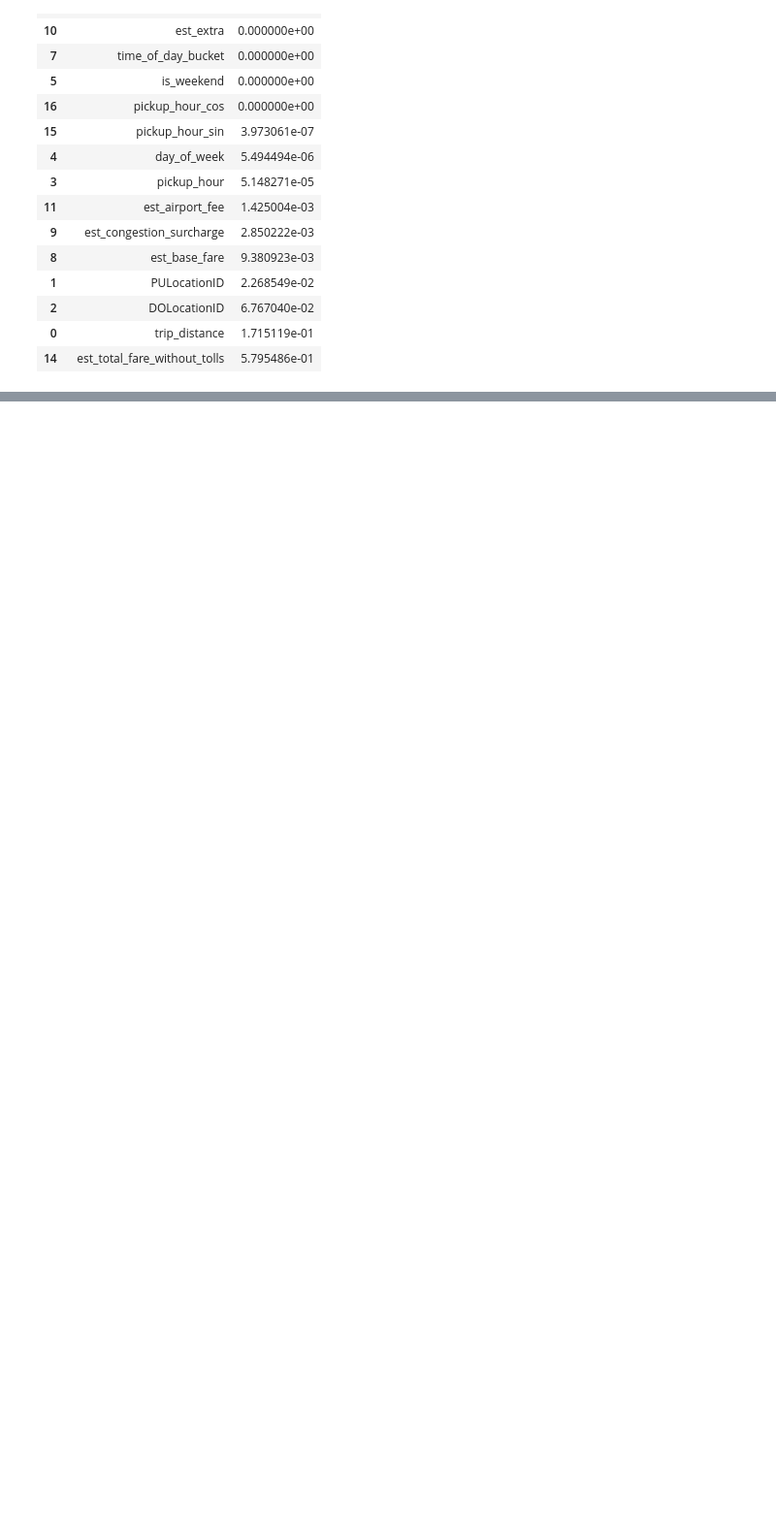
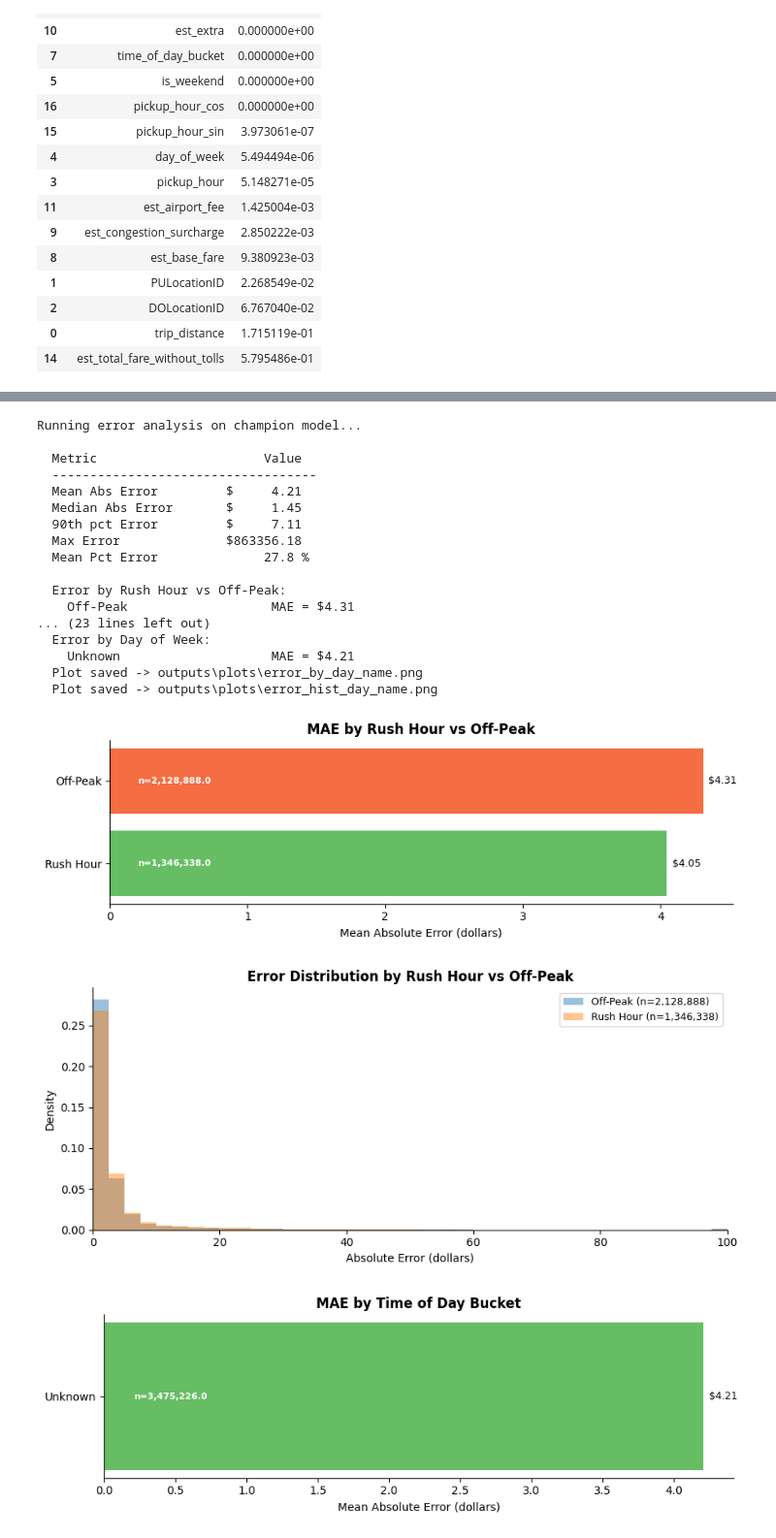
Before and after one commit to netanelr6/nyc-tlc-project-dsma-course, a Jupyter notebook: notebook_pipeline.ipynb, the cells around one changed output, grey strips where cells are left out. Shown at 97% size. Cells and saved outputs as stored; diff of their text form; code cells hidden in the pictures; blank space fills up the shorter version.

Commit message:
feat: implement MLOps pipeline for drift detection, error analysis, model tuning, and experiment tracking

```diff
--- a/notebook_pipeline.ipynb
+++ b/notebook_pipeline.ipynb
@@ -630,0 +646,30 @@ Evaluating engineered models on test set...
+# %%
+# Run Error Analysis
+print("Running error analysis on champion model...")
+error_df, error_figs = run_error_analysis(
+    X_test=X_test_eng,
+    y_test=y_test_eng,
+    model=champion_model,
+    output_dir=PLOTS_DIR
+)
+# %% [output]
+Running error analysis on champion model...
+
+  Metric                      Value
+  -----------------------------------
+  Mean Abs Error         $     4.21
+  Median Abs Error       $     1.45
+  90th pct Error         $     7.11
+  Max Error              $863356.18
+  Mean Pct Error              27.8 %
+
+  Error by Rush Hour vs Off-Peak:
+    Off-Peak                   MAE = $4.31
+... (23 lines left out)
+  Error by Day of Week:
+    Unknown                    MAE = $4.21
+  Plot saved -> outputs\plots\error_by_day_name.png
+  Plot saved -> outputs\plots\error_hist_day_name.png
+[figure, added]
+[figure, added]
+[figure, added]
```
Also changed, not shown: parts of 18 cells of this notebook, 27 other files.
